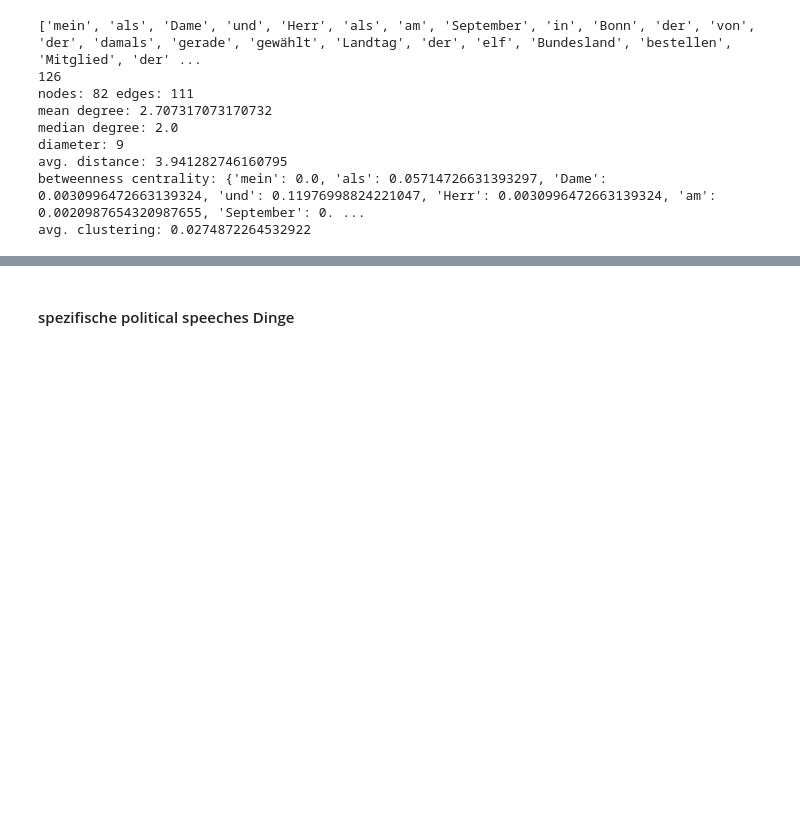
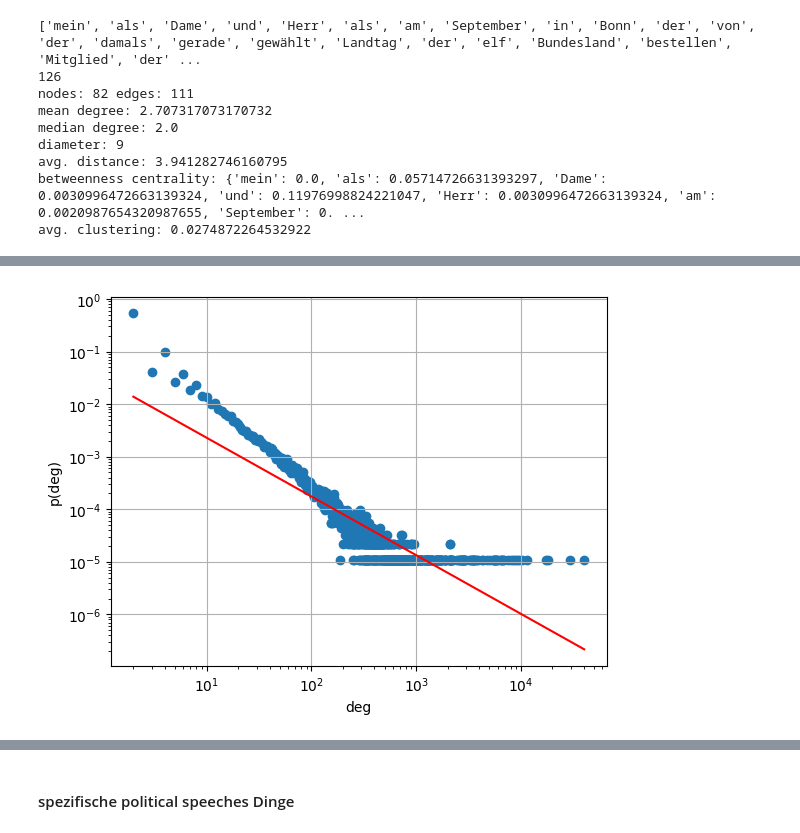
Before and after one commit to Amerek200/63055KomplexeNetze, a Jupyter notebook: PoC.ipynb, the cells around one changed output, grey strips where cells are left out. Saved outputs shown, nothing was run; the diff lists cells and outputs as text; code cells hidden in the pictures; blank space fills up the shorter version.

```diff
--- a/PoC.ipynb
+++ b/PoC.ipynb
@@ -60,6 +60,7 @@
 -parsen mit nltk tokenizer, lemmatize, stopwords & punctuatin removed & isalpha() check:
   - nodes: 57, edges: 61
 # %%
+from importlib import reload
 import string
 import simplemma
 import networkx as nx
@@ -69,13 +70,15 @@ import nltk
 import matplotlib.pyplot as plt
 from HanTa import HanoverTagger as ht
 import scipy
+from helper import graph_analyzer
+reload(graph_analyzer)
 
 
 # enabling networkx's config for nx-parallel
 nx.config.backends.parallel.active = True
 
 # setting `n_jobs` (by default, `n_jobs=None`)
-nx.config.backends.parallel.n_jobs = 8
+nx.config.backends.parallel.n_jobs = 4
 
 TAGGER_DE = ht.HanoverTagger('morphmodel_ger.pgz') #for POS Tagging
 TAGGER_EN = ht.HanoverTagger('morphmodel_en.pgz')
@@ -313,0 +372,4 @@ avg. clustering: 0.0274872264532922
+# %%
+degreeScatterPlot(G)
+# %% [output]
+[figure, added]
```
Also changed, not shown: parts of 14 cells of this notebook, 3 other files.
